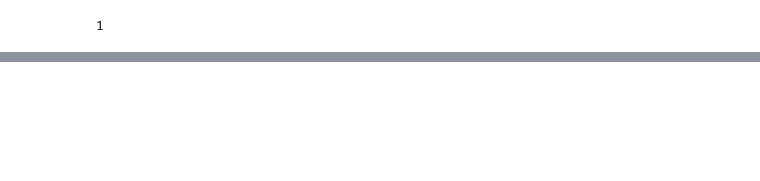
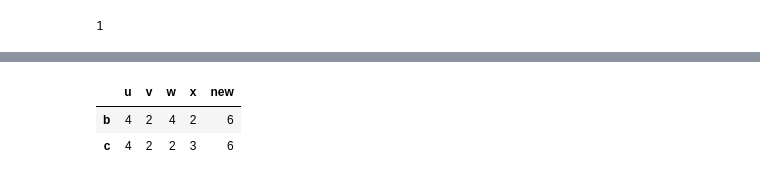
Before and after one commit to simran417/Data-Science, a Jupyter notebook: pandas/lec2.ipynb, the cells around one changed output, grey strips where cells are left out. Drawn from its saved outputs; the diff is of its cells as text; code cells hidden in the pictures; blank space fills up the shorter version.

```diff
--- a/pandas/lec2.ipynb
+++ b/pandas/lec2.ipynb
@@ -158,0 +159,6 @@ df.drop('a')
+# %%
+df.drop('a')
+# %% [output]
+|  | u | v | w | x | new |
+| b | 4 | 2 | 4 | 2 | 6 |
+| c | 4 | 2 | 2 | 3 | 6 |
```
Also changed, not shown: parts of 1 cell of this notebook.
